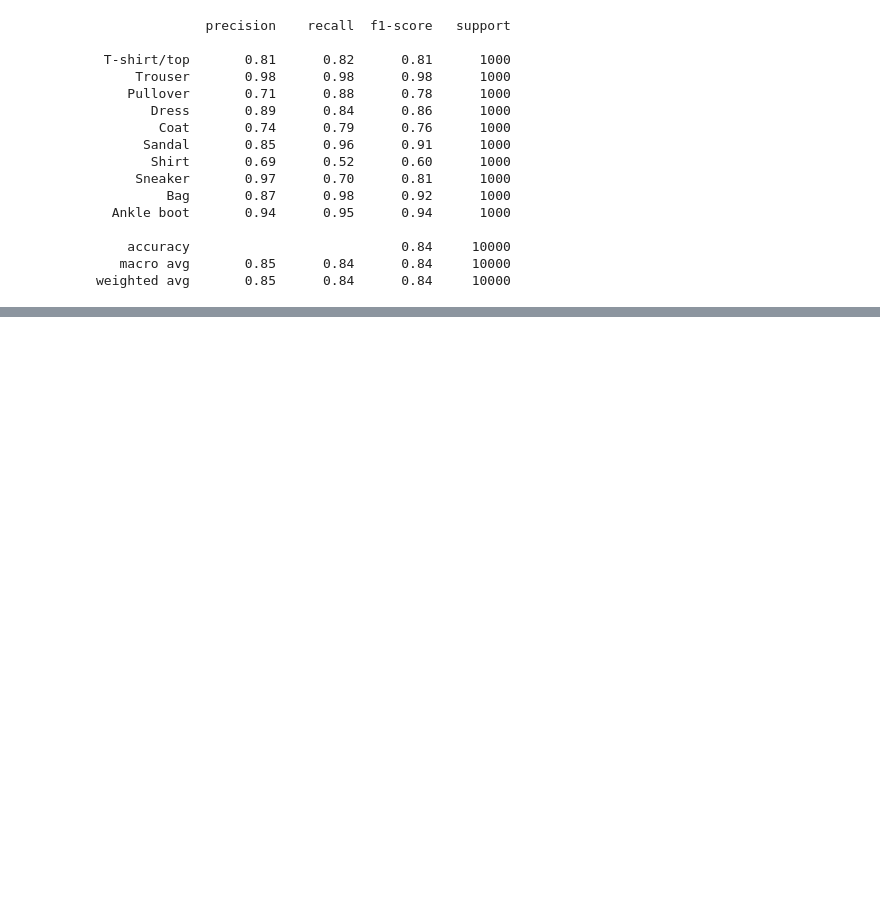
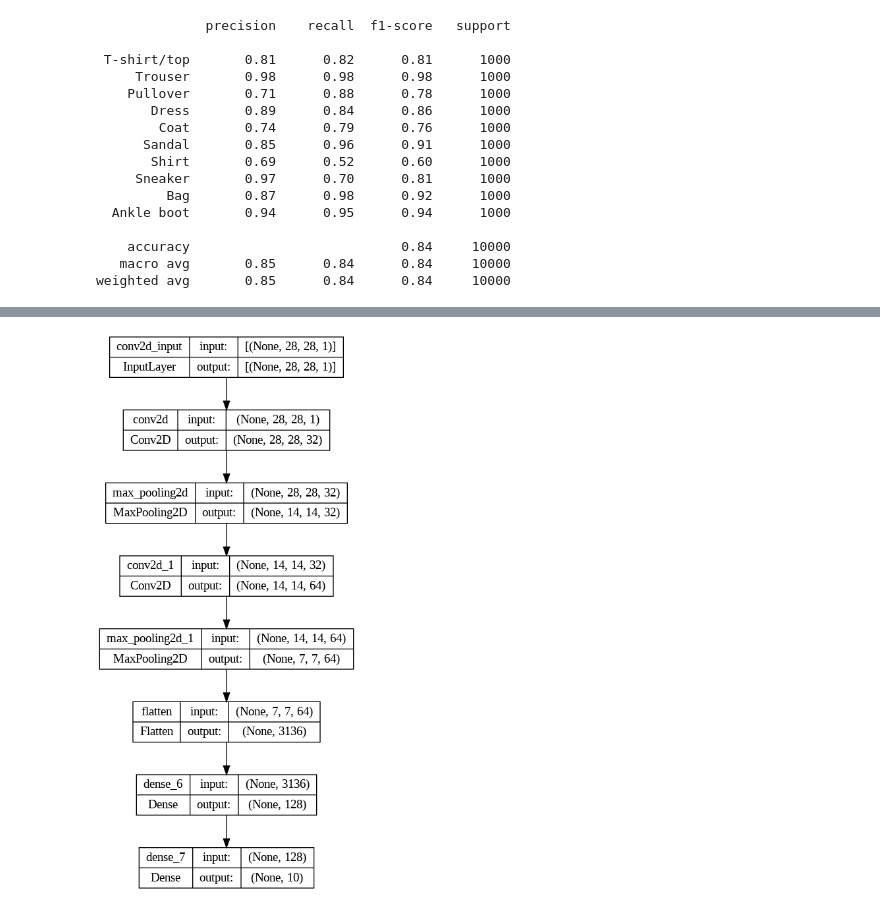
Before and after one commit to RupeshBelhekar/IPR_Model_1, a Jupyter notebook: IPR_Model_2.ipynb, the cells around one changed output, grey strips where cells are left out. Saved outputs shown, nothing was run; the diff lists cells and outputs as text; code cells hidden in the pictures; blank space fills up the shorter version.

```diff
--- a/IPR_Model_2.ipynb
+++ b/IPR_Model_2.ipynb
@@ -753,0 +746,4 @@ summary_df.to_csv("model_performance_summary.csv", index=False)
+# %%
+plot_model(cnn_model, to_file='cnn_model.png', show_shapes=True, show_layer_names=True)
+# %% [output]
+[figure, added]
```
Also changed, not shown: parts of 17 cells of this notebook.
